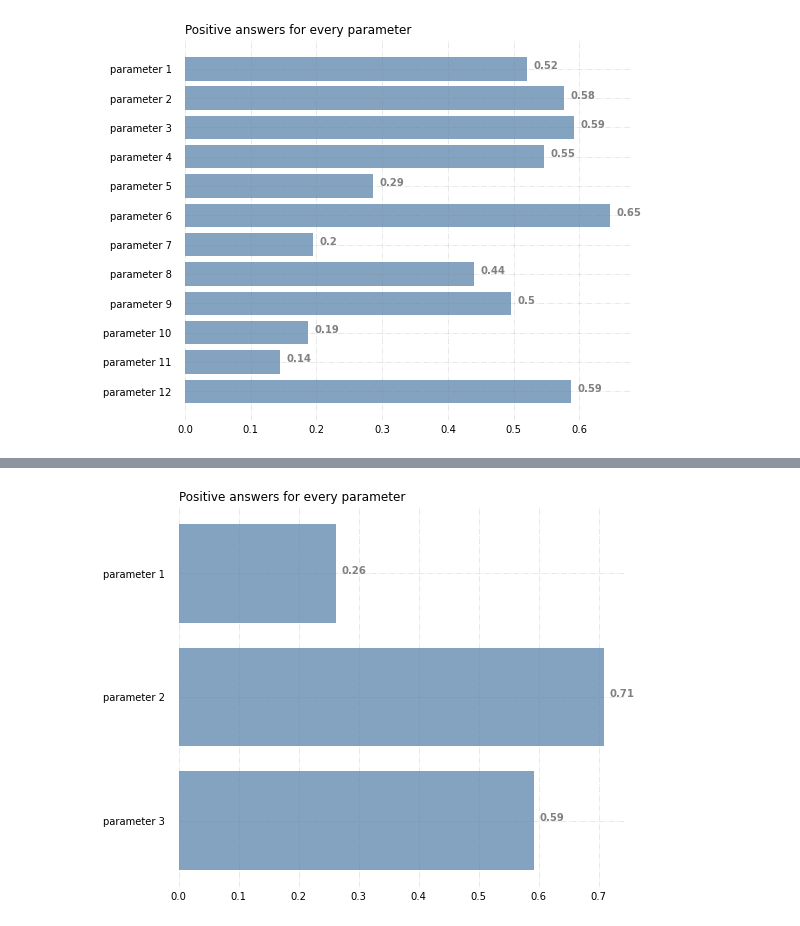
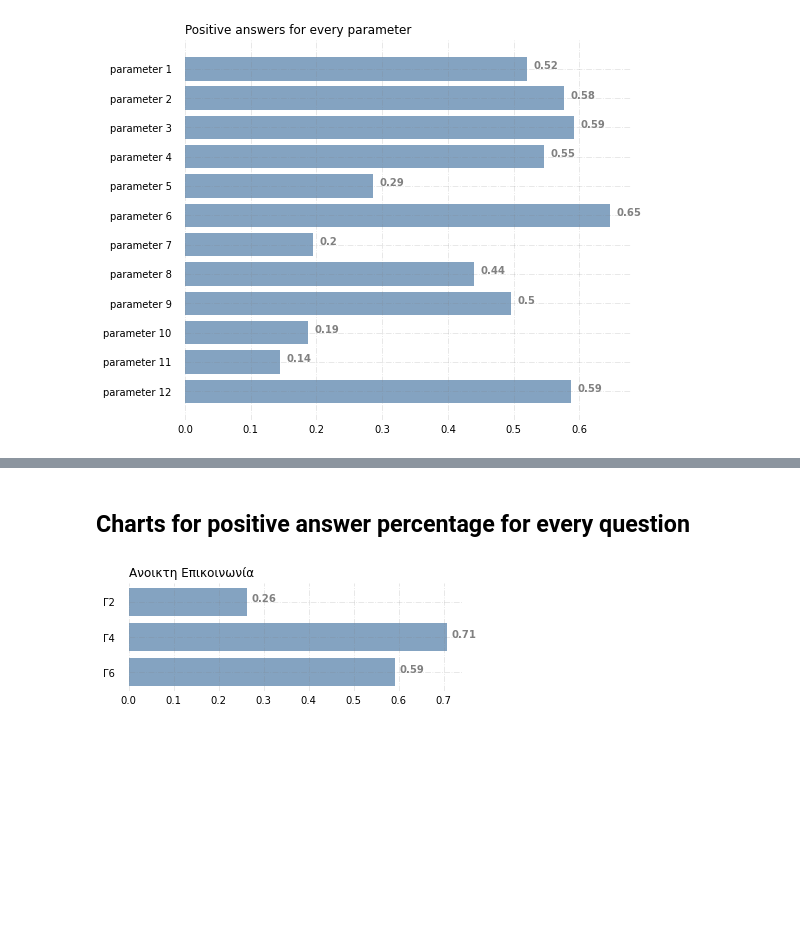
Before and after one commit to stathis99/Statistical-Analysis-for-Patient-Safety, a Jupyter notebook: 4. Positive Answer Charts for every Questione and Parameter.ipynb, the cells around one changed output, grey strips where cells are left out. Cells and saved outputs as stored; diff of their text form; code cells hidden in the pictures; blank space fills up the shorter version.

Commit message:
new charts

```diff
--- a/4. Positive Answer Charts for every Questione and Parameter.ipynb
+++ b/4. Positive Answer Charts for every Questione and Parameter.ipynb
@@ -204,47 +194,57 @@ dtype: float64
 # %%
+#helper function that creates bar charts
+def my_graph(parameters_title,pos_percentage,title):
 
 
-name = ['parameter 1','parameter 2','parameter 3']
-price = positive_answers1
+    # Figure Size
+    fig, ax = plt.subplots(figsize =(6, 2))
 
-# Figure Size
-fig, ax = plt.subplots(figsize =(8, 7))
+    # Horizontal Bar Plot
+    ax.barh(parameters_title, pos_percentage,color=(0.2, 0.4, 0.6, 0.6))
 
-# Horizontal Bar Plot
-ax.barh(name, price,color=(0.2, 0.4, 0.6, 0.6))
+    # Remove axes splines
+    for s in ['top', 'bottom', 'left', 'right']:
+        ax.spines[s].set_visible(False)
 
-# Remove axes splines
-for s in ['top', 'bottom', 'left', 'right']:
-	ax.spines[s].set_visible(False)
+    # Remove x, y Ticks
+    ax.xaxis.set_ticks_position('none')
+    ax.yaxis.set_ticks_position('none')
 
-# Remove x, y Ticks
-ax.xaxis.set_ticks_position('none')
-ax.yaxis.set_ticks_position('none')
+    # Add padding between axes and labels
+    ax.xaxis.set_tick_params(pad = 1)
+    ax.yaxis.set_tick_params(pad = 10)
 
-# Add padding between axes and labels
-ax.xaxis.set_tick_params(pad = 1)
-ax.yaxis.set_tick_params(pad = 10)
+    # Add x, y gridlines
+    ax.grid(b = True, color ='grey',
+            linestyle ='-.', linewidth = 0.9,
+            alpha = 0.2)
 
-# Add x, y gridlines
-ax.grid(b = True, color ='grey',
-		linestyle ='-.', linewidth = 0.9,
-		alpha = 0.2)
+    # Show top values
+    ax.invert_yaxis()
 
-# Show top values
-ax.invert_yaxis()
+    # Add annotation to bars
+    for i in ax.patches:
+        plt.text(i.get_width()+0.01, i.get_y()+0.4,
+                str(round((i.get_width()), 2)),
+                fontsize = 10, fontweight ='bold',
+                color ='grey')
 
-# Add annotation to bars
-for i in ax.patches:
-	plt.text(i.get_width()+0.01, i.get_y()+0.4,
-			str(round((i.get_width()), 2)),
-			fontsize = 10, fontweight ='bold',
-			color ='grey')
+    # Add Plot Title
+    ax.set_title(title,
+                loc ='left', )
 
-# Add Plot Title
-ax.set_title('Positive answers for every parameter',
-			loc ='left', )
-
-# Show Plot
-plt.show()
+    # Show Plot
+    plt.show()
-# %% [output]
-[figure, removed]
+# %% [markdown]
+## Charts for positive answer percentage for every question
+# %%
+#1
+relative_frequencies = open_communication.apply(lambda x: x.value_counts(normalize=True))
+positive_answers1 = relative_frequencies.iloc[3:6].sum()
+
+title = 'Ανοικτη Επικοινωνία'
+
+par = ['Γ2','Γ4','Γ6']
+my_graph(par,positive_answers1,title)
+# %% [output]
+[figure, added]
```
Also changed, not shown: parts of 17 cells of this notebook, 3 other files.
